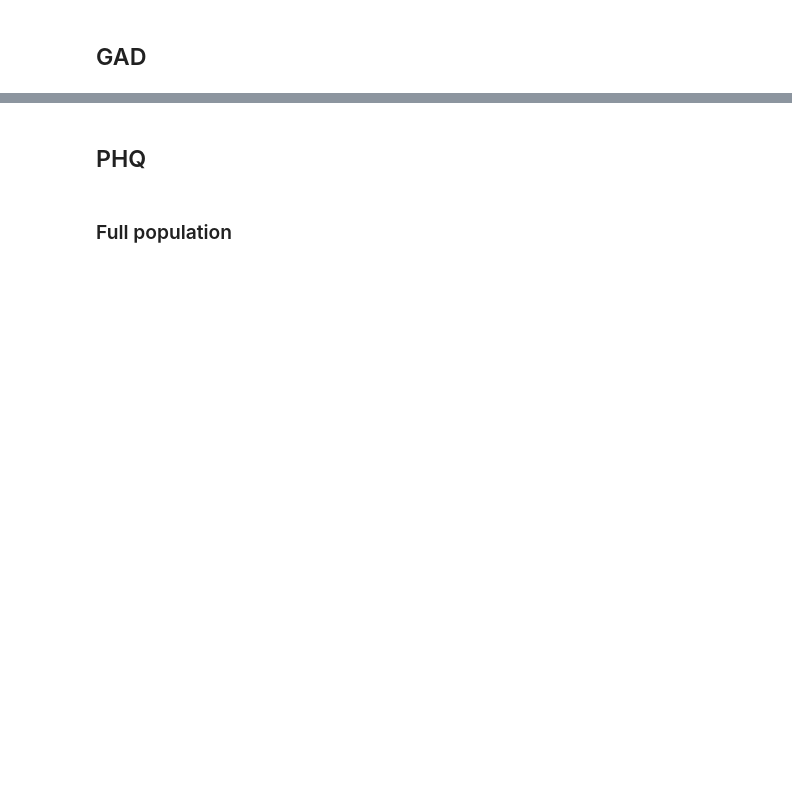
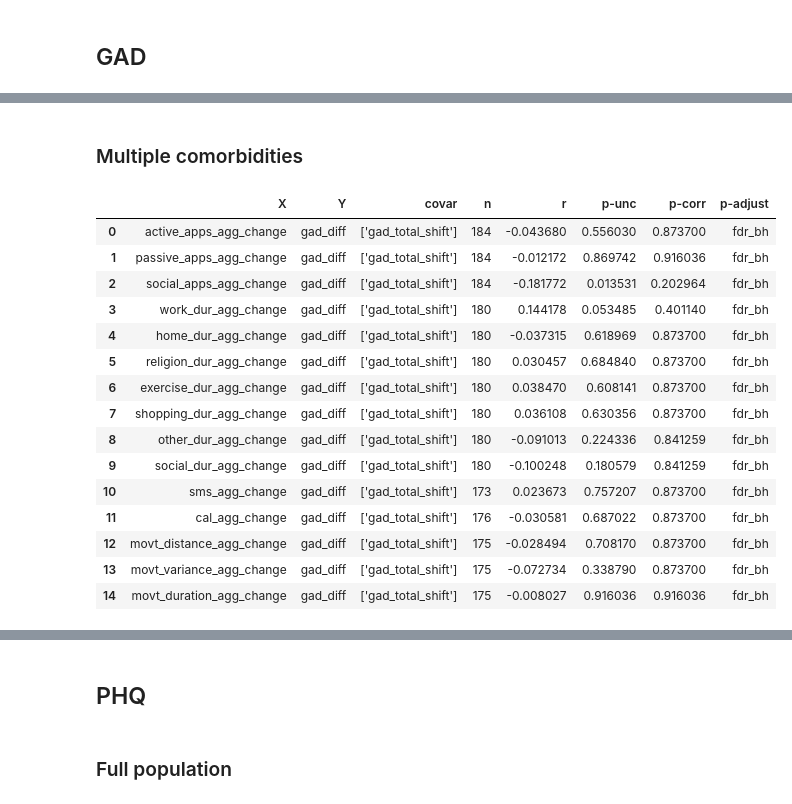
Before and after one commit to tliu526/lifesense, a Jupyter notebook: jmir_notebooks/jmir_review_analysis.ipynb, the cells around one changed output, grey strips where cells are left out. Saved outputs shown, nothing was run; the diff lists cells and outputs as text; code cells hidden in the pictures; blank space fills up the shorter version.

```diff
--- a/jmir_notebooks/jmir_review_analysis.ipynb
+++ b/jmir_notebooks/jmir_review_analysis.ipynb
@@ -2245,0 +2263,22 @@ display_partial_corr(change_gad_spin_corr, agg_cols_change, 'baseline_gad', 'gad
+# %% [markdown]
+### Multiple comorbidities
+# %%
+sel_df = gad_spin_corr[gad_spin_corr['baseline_cluster'] == 'dep_anx']
+display_partial_corr(sel_df, agg_cols_change, 'gad_total_shift', 'gad_diff')
+# %% [output]
+|  | X | Y | covar | n | r | p-unc | p-corr | p-adjust |
+| 0 | active_apps_agg_change | gad_diff | ['gad_total_shift'] | 184 | -0.043680 | 0.556030 | 0.873700 | fdr_bh |
+| 1 | passive_apps_agg_change | gad_diff | ['gad_total_shift'] | 184 | -0.012172 | 0.869742 | 0.916036 | fdr_bh |
+| 2 | social_apps_agg_change | gad_diff | ['gad_total_shift'] | 184 | -0.181772 | 0.013531 | 0.202964 | fdr_bh |
+| 3 | work_dur_agg_change | gad_diff | ['gad_total_shift'] | 180 | 0.144178 | 0.053485 | 0.401140 | fdr_bh |
+| 4 | home_dur_agg_change | gad_diff | ['gad_total_shift'] | 180 | -0.037315 | 0.618969 | 0.873700 | fdr_bh |
+| 5 | religion_dur_agg_change | gad_diff | ['gad_total_shift'] | 180 | 0.030457 | 0.684840 | 0.873700 | fdr_bh |
+| 6 | exercise_dur_agg_change | gad_diff | ['gad_total_shift'] | 180 | 0.038470 | 0.608141 | 0.873700 | fdr_bh |
+| 7 | shopping_dur_agg_change | gad_diff | ['gad_total_shift'] | 180 | 0.036108 | 0.630356 | 0.873700 | fdr_bh |
+| 8 | other_dur_agg_change | gad_diff | ['gad_total_shift'] | 180 | -0.091013 | 0.224336 | 0.841259 | fdr_bh |
+| 9 | social_dur_agg_change | gad_diff | ['gad_total_shift'] | 180 | -0.100248 | 0.180579 | 0.841259 | fdr_bh |
+| 10 | sms_agg_change | gad_diff | ['gad_total_shift'] | 173 | 0.023673 | 0.757207 | 0.873700 | fdr_bh |
+| 11 | cal_agg_change | gad_diff | ['gad_total_shift'] | 176 | -0.030581 | 0.687022 | 0.873700 | fdr_bh |
+| 12 | movt_distance_agg_change | gad_diff | ['gad_total_shift'] | 175 | -0.028494 | 0.708170 | 0.873700 | fdr_bh |
+| 13 | movt_variance_agg_change | gad_diff | ['gad_total_shift'] | 175 | -0.072734 | 0.338790 | 0.873700 | fdr_bh |
+| 14 | movt_duration_agg_change | gad_diff | ['gad_total_shift'] | 175 | -0.008027 | 0.916036 | 0.916036 | fdr_bh |
```
Also changed, not shown: parts of 36 cells of this notebook.
